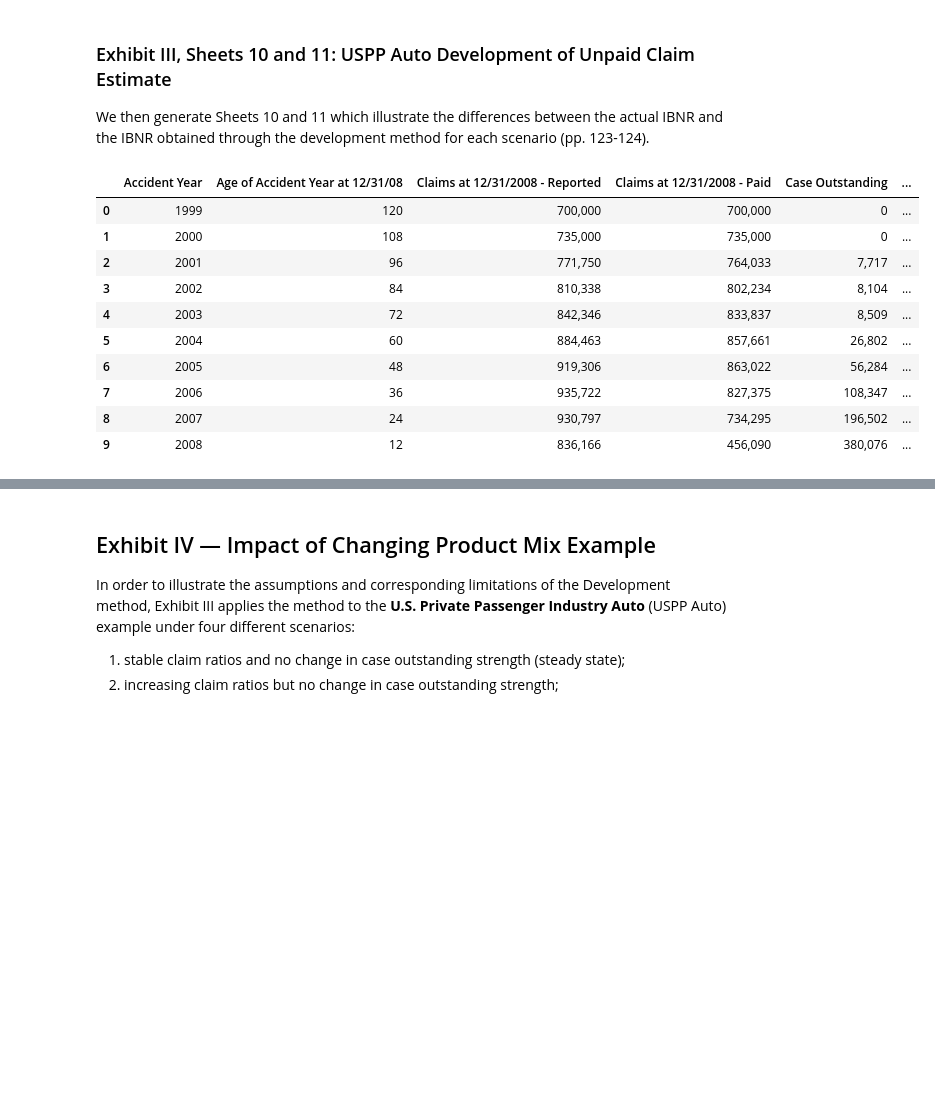
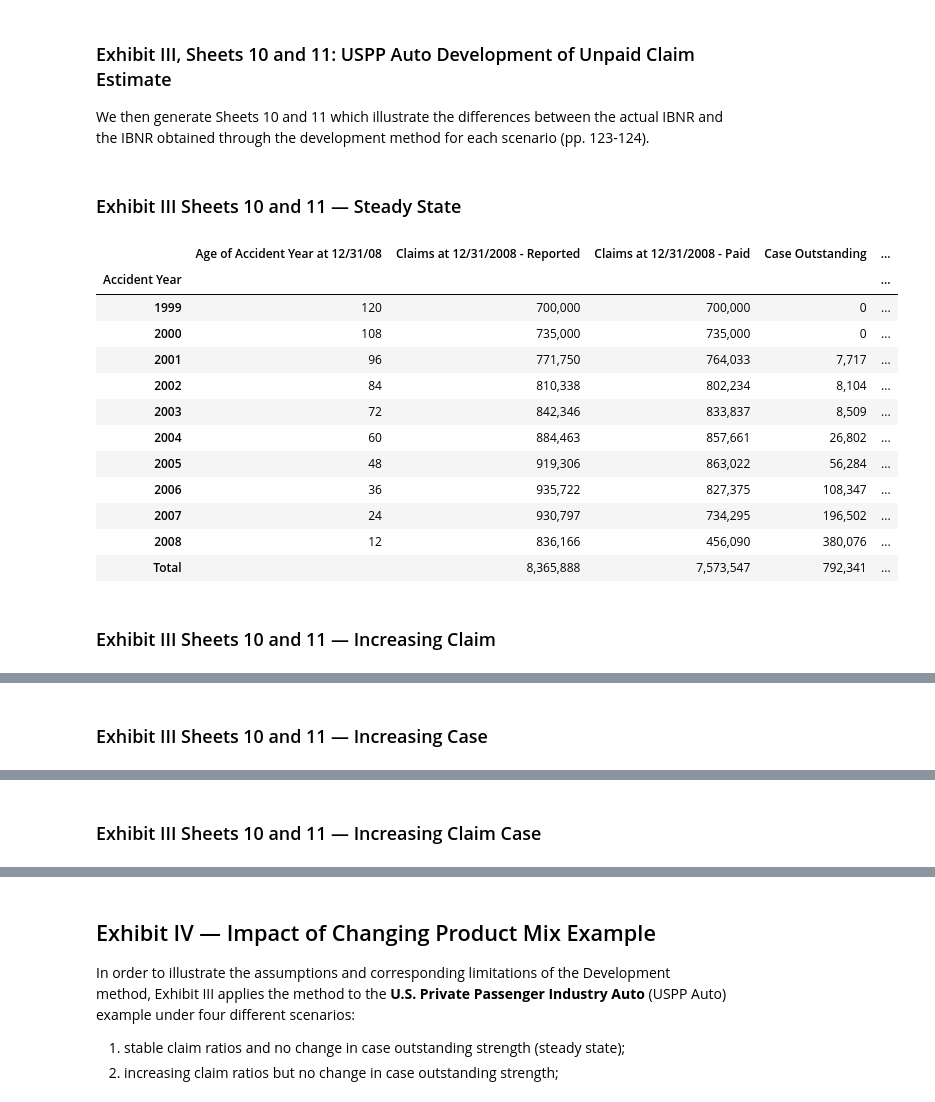
Before and after one commit to casact/chainladder-python, a Jupyter notebook: docs/friedland/chapter_7_part_2.ipynb, the cells around one changed output, grey strips where cells are left out. Saved outputs shown, nothing was run; the diff lists cells and outputs as text; code cells hidden in the pictures; blank space fills up the shorter version.

```diff
--- a/docs/friedland/chapter_7_part_2.ipynb
+++ b/docs/friedland/chapter_7_part_2.ipynb
@@ -588,7 +596,7 @@ PART 4 - Selected Age-to-Age Factor
 # %%
 #| hide-input
 
-def Ex10Sht10(scenario, tr):
+def Ex3Sht10(scenario, tr):
 
     def format_col(x, reverse = False):
         if reverse is True:
@@ -692,10 +700,48 @@ def Ex10Sht10(scenario, tr):
 
     results = pd.concat(cols, axis=1)
 
+    format_dict = {
+        # Dollar amounts
+        "Claims at 12/31/2008 - Reported": "{:,.0f}",
+        "Claims at 12/31/2008 - Paid": "{:,.0f}",
+        "Case Outstanding": "{:,.0f}",
+        "Projected Ult. Claims Using Dev. Method - Reported": "{:,.0f}",
+        "Projected Ult. Claims Using Dev. Method - Paid": "{:,.0f}",
+        "Estimated IBNR Using Dev. Method - Reported": "{:,.0f}",
+        "Estimated IBNR Using Dev. Method - Paid": "{:,.0f}",
+        "Actual IBNR": "{:,.0f}",
+        "Difference from Actual IBNR - Reported": "{:,.0f}",
+        "Difference from Actual IBNR - Paid": "{:,.0f}",
 
+        # Ages
+        "Age of Accident Year at 12/31/08": "{:.0f}",
+
+        # Factors
+        "CDF to Ult. - Reported": "{:.3f}",
+        "CDF to Ult. - Paid": "{:.3f}",
+    }
+
+    results = results.set_index("Accident Year")
+
+    total_cols = [
+        "Claims at 12/31/2008 - Reported",
+        "Claims at 12/31/2008 - Paid",
+        "Case Outstanding",
+        "Projected Ult. Claims Using Dev. Method - Reported",
+        "Projected Ult. Claims Using Dev. Method - Paid",
+        "Estimated IBNR Using Dev. Method - Reported",
+        "Estimated IBNR Using Dev. Method - Paid",
+        "Actual IBNR",
+        "Difference from Actual IBNR - Reported",
+        "Difference from Actual IBNR - Paid",
+    ]
+
+    results.loc["Total", total_cols] = results[total_cols].sum()
+
+    display(HTML(f"<h3>Exhibit III Sheets 10 and 11 — {scenario}</h3>"))
 
     display(
-        results
+        results.style.format(format_dict, na_rep="")
     )
 # %% [markdown]
 ### Exhibit III, Sheets 10 and 11: USPP Auto Development of Unpaid Claim Estimate
@@ -704,17 +750,21 @@ We then generate Sheets 10 and 11 which illustrate the differences between the a
 # %%
 scenarios = ["Steady State","Increasing Claim","Increasing Case","Increasing Claim Case"]
 
 for scenario in scenarios:
-    Ex10Sht10(scenario, triangles)
+    Ex3Sht10(scenario, triangles)
 # %% [output]
+Exhibit III Sheets 10 and 11 — Steady State
-|  | Accident Year | Age of Accident Year at 12/31/08 | Claims at 12/31/2008 - Reported | Claims at 12/31/2008 - Paid | Case Outstanding | ... |
-| 0 | 1999 | 120 | 700,000 | 700,000 | 0 | ... |
-| 1 | 2000 | 108 | 735,000 | 735,000 | 0 | ... |
-| 2 | 2001 | 96 | 771,750 | 764,033 | 7,717 | ... |
-| 3 | 2002 | 84 | 810,338 | 802,234 | 8,104 | ... |
-| 4 | 2003 | 72 | 842,346 | 833,837 | 8,509 | ... |
-| 5 | 2004 | 60 | 884,463 | 857,661 | 26,802 | ... |
-| 6 | 2005 | 48 | 919,306 | 863,022 | 56,284 | ... |
-| 7 | 2006 | 36 | 935,722 | 827,375 | 108,347 | ... |
-| 8 | 2007 | 24 | 930,797 | 734,295 | 196,502 | ... |
-| 9 | 2008 | 12 | 836,166 | 456,090 | 380,076 | ... |
+|  | Age of Accident Year at 12/31/08 | Claims at 12/31/2008 - Reported | Claims at 12/31/2008 - Paid | Case Outstanding | ... |
+| Accident Year |  |  |  |  | ... |
+| 1999 | 120 | 700,000 | 700,000 | 0 | ... |
+| 2000 | 108 | 735,000 | 735,000 | 0 | ... |
+| 2001 | 96 | 771,750 | 764,033 | 7,717 | ... |
+| 2002 | 84 | 810,338 | 802,234 | 8,104 | ... |
+| 2003 | 72 | 842,346 | 833,837 | 8,509 | ... |
+| 2004 | 60 | 884,463 | 857,661 | 26,802 | ... |
+| 2005 | 48 | 919,306 | 863,022 | 56,284 | ... |
+| 2006 | 36 | 935,722 | 827,375 | 108,347 | ... |
+| 2007 | 24 | 930,797 | 734,295 | 196,502 | ... |
+| 2008 | 12 | 836,166 | 456,090 | 380,076 | ... |
+| Total |  | 8,365,888 | 7,573,547 | 792,341 | ... |
+Exhibit III Sheets 10 and 11 — Increasing Claim
@@ -731,0 +784 @@ for scenario in scenarios:
+Exhibit III Sheets 10 and 11 — Increasing Case
@@ -742,0 +798 @@ for scenario in scenarios:
+Exhibit III Sheets 10 and 11 — Increasing Claim Case
```
Also changed, not shown: parts of 26 cells of this notebook.
